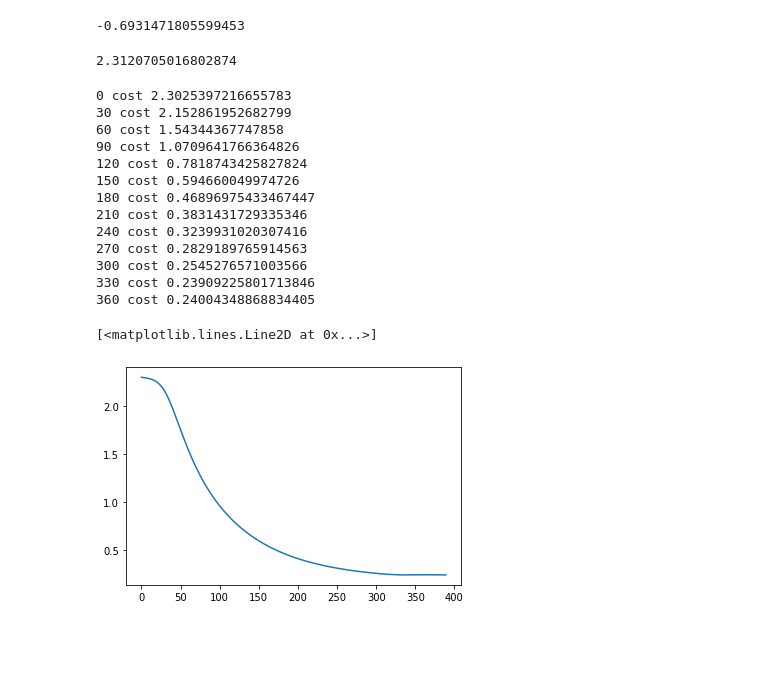
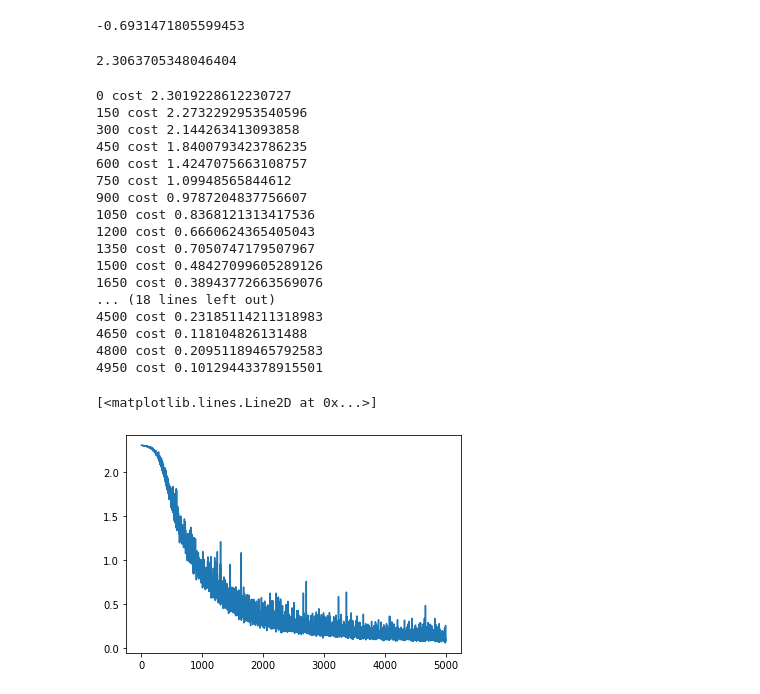
Before and after one commit to scuervo91/gympy, a Jupyter notebook: docs/examples/layers/04-digits.ipynb, the cells around one changed output. Drawn from its saved outputs; the diff is of its cells as text; code cells hidden in the pictures; blank space fills up the shorter version.

Commit message:
add dropout and regularization

```diff
--- a/docs/examples/layers/04-digits.ipynb
+++ b/docs/examples/layers/04-digits.ipynb
@@ -35,7 +35,7 @@ print(X.shape)
 n_iter=390
 model = NeuralNetwork(
     layers = [
-        Tanh(n_input=64, n_output=32),
+        Tanh(n_input=64, n_output=32, dropout_rate=0.3),
         Softmax(n_input=32, n_output=10)
     ],
     optimizer = GradientDescent(learning_rate=1e-2),
@@ -77,25 +77,29 @@ np.log(0.5)
 # %%
 CategoricalCrossEntropy()(tt, Y[:,0:1])
 # %% [output]
-2.3120705016802874
+2.3063705348046404
 # %%
-
-model.train(X,Y, show=30)
+n_iter=5000
+model.train(X,Y, show=150, n_iter=n_iter)
 plt.plot(np.arange(n_iter), model.cost)
 # %% [output]
-0 cost 2.3025397216655783
-30 cost 2.152861952682799
-60 cost 1.54344367747858
-90 cost 1.0709641766364826
-120 cost 0.7818743425827824
-150 cost 0.594660049974726
-180 cost 0.46896975433467447
-210 cost 0.3831431729335346
-240 cost 0.3239931020307416
-270 cost 0.2829189765914563
-300 cost 0.2545276571003566
-330 cost 0.23909225801713846
-360 cost 0.24004348868834405
+0 cost 2.3019228612230727
+150 cost 2.2732292953540596
+300 cost 2.144263413093858
+450 cost 1.8400793423786235
+600 cost 1.4247075663108757
+750 cost 1.09948565844612
+900 cost 0.9787204837756607
+1050 cost 0.8368121313417536
+1200 cost 0.6660624365405043
+1350 cost 0.7050747179507967
+1500 cost 0.48427099605289126
+1650 cost 0.38943772663569076
+... (18 lines left out)
+4500 cost 0.23185114211318983
+4650 cost 0.118104826131488
+4800 cost 0.20951189465792583
+4950 cost 0.10129443378915501
 [<matplotlib.lines.Line2D at 0x...>]
-[figure, old version]
+[figure, new version]
 # %%
```
Also changed, not shown: parts of 7 cells of this notebook, 7 other files.
